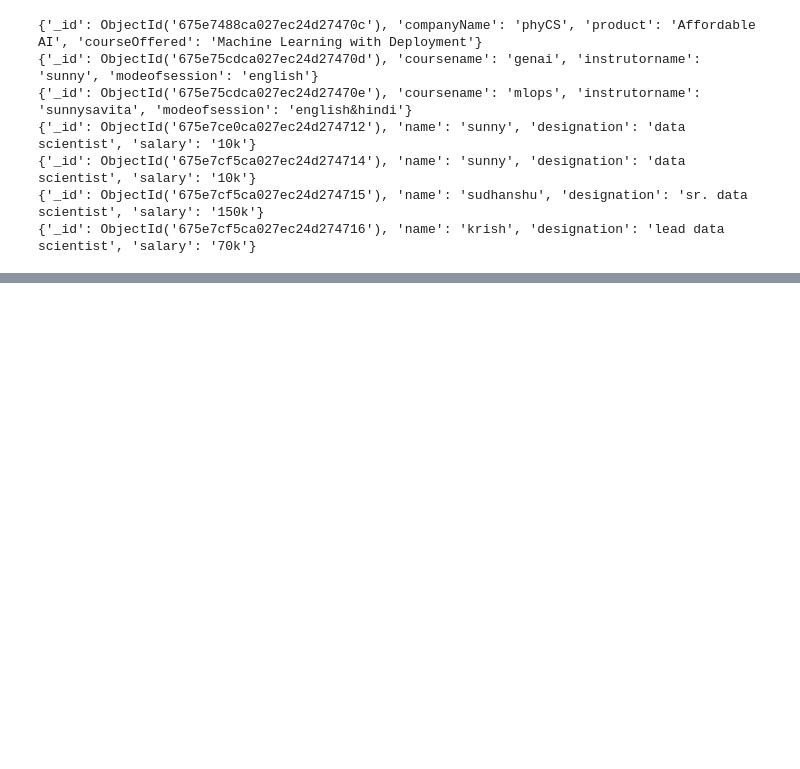
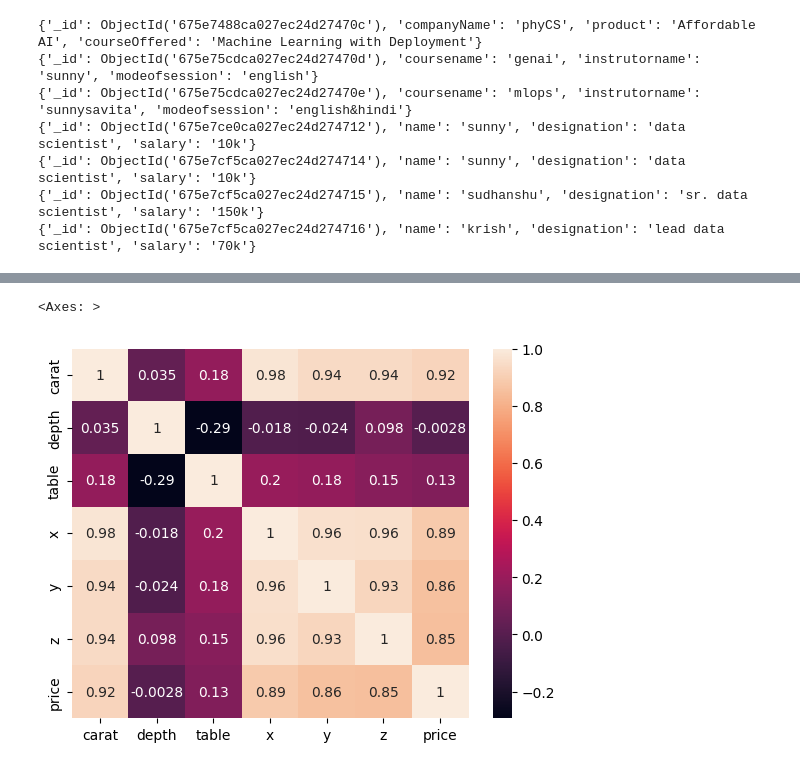
Before and after one commit to SAMANTA1401/MLOPS_endtoend, a Jupyter notebook: experiment/experiments.ipynb, the cells around one changed output, grey strips where cells are left out. Saved outputs shown, nothing was run; the diff lists cells and outputs as text; code cells hidden in the pictures; blank space fills up the shorter version.

```diff
--- a/experiment/experiments.ipynb
+++ b/experiment/experiments.ipynb
@@ -61,0 +173,2 @@ for data in data:
+# %%
+df.drop(labels=['id'],axis=1,inplace=True)
@@ -61,0 +181,2 @@ for data in data:
+# %%
+df['depth']= df['depth'].apply(lambda x: df.depth.median() if pd.isnull(x) else x)
@@ -61,0 +345,5 @@ for data in data:
+# %%
+sns.heatmap(df[num_cols].corr(),annot=True)
+# %% [output]
+<Axes: >
+[figure, added]
```
Also changed, not shown: parts of 107 cells of this notebook, 10 other files.
